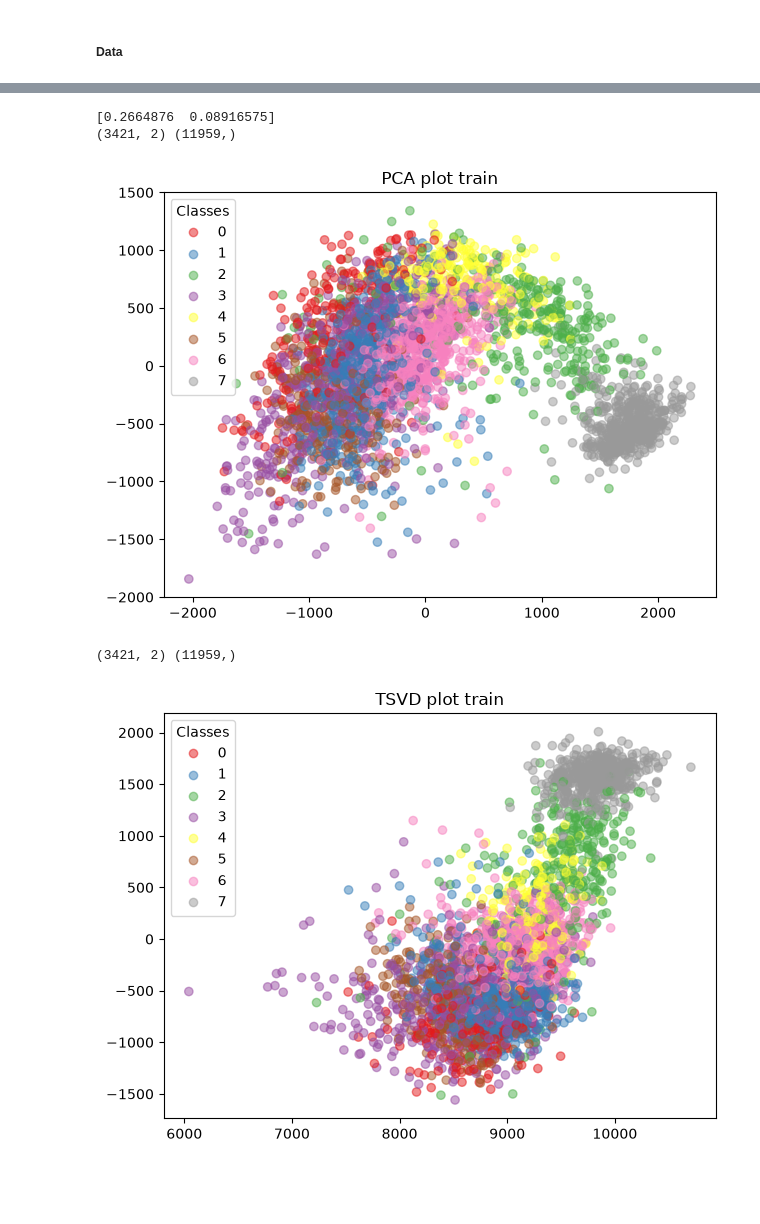
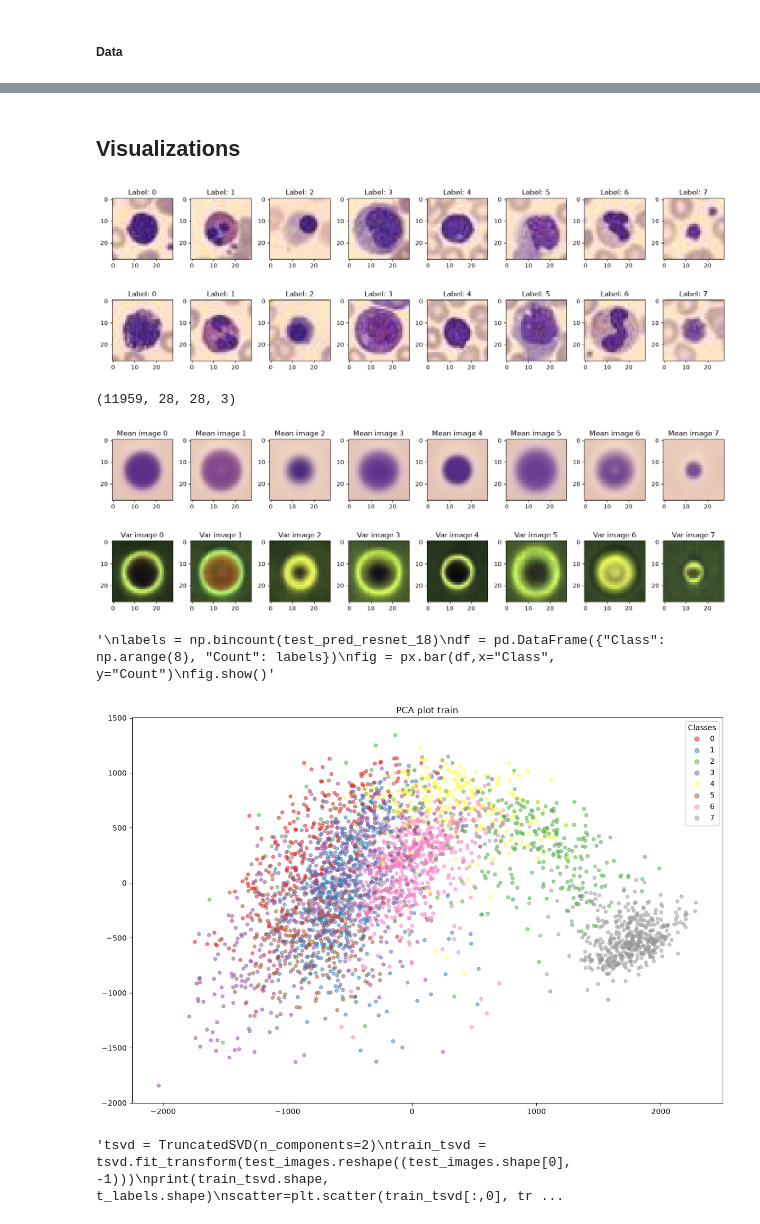
Before and after one commit to jseibezeder/AI_and_Visualization_Project, a Jupyter notebook: visualization/predictions.ipynb, the cells around one changed output, grey strips where cells are left out. Drawn from its saved outputs; the diff is of its cells as text; code cells hidden in the pictures; blank space fills up the shorter version.

```diff
--- a/visualization/predictions.ipynb
+++ b/visualization/predictions.ipynb
@@ -59,42 +44,95 @@ plt.show()
+# %% [markdown]
+## Visualizations
+# %%
+# sample images, mean+var, labels dist
+
+fig, axes = plt.subplots(2,8,figsize=(15,5))
+for i in range(8):
+    class_img = t_images[t_labels==i]
+    axes[0,i].imshow(class_img[0])
+    axes[0,i].title.set_text(f"Label: {i}")
+    axes[1,i].imshow(class_img[1])
+    axes[1,i].title.set_text(f"Label: {i}")
+
+plt.tight_layout()
+plt.show()
+
+
+print(t_images.shape)
+
+fig, axes = plt.subplots(2,8,figsize=(15,5))
+for i in range(0,8):
+    class_img = t_images[t_labels==i]
+    mean_image = np.mean(class_img, axis=(0,), dtype=np.int64)
+    var_image = np.var(class_img, axis=(0,), dtype=np.int64)
+    var_image = var_image/np.max(var_image)
+    axes[0,i].imshow(mean_image)
+    axes[0,i].title.set_text(f"Mean image {i}")
+    axes[1,i].imshow(var_image)
+    axes[1,i].title.set_text(f"Var image {i}")
+
+plt.tight_layout()
+plt.show()
+
+
+true_labels = np.bincount(test_labels)
+pred_labels = np.bincount(test_pred_resnet_18)
+df = pd.DataFrame({"Class": np.arange(8), "True labels": true_labels, "Predicted labels": pred_labels})
+fig = px.bar(df,x="Class", y=["True labels", "Predicted labels"],barmode="group")
+fig.show()
+# %% [output]
+[figure, added]
+(11959, 28, 28, 3)
+[figure, added]
+'\nlabels = np.bincount(test_pred_resnet_18)\ndf = pd.DataFrame({"Class": np.arange(8), "Count": labels})\nfig = px.bar(df,x="Class", y="Count")\nfig.show()'
 # %%
-from sklearn.decomposition import PCA
-from sklearn.manifold import TSNE
-from sklearn.decomposition import TruncatedSVD
+
 
 pca = PCA(n_components=2)
 train_pca = pca.fit_transform(test_images.reshape((test_images.shape[0], -1)))
-print(pca.explained_variance_ratio_)
-print(train_pca.shape, t_labels.shape)
-scatter=plt.scatter(train_pca[:,0], train_pca[:,1], c=test_labels, alpha=0.5, cmap="Set1")
+misclassified = test_labels!=test_pred_resnet_50
+
+norm = plt.Normalize(vmin=test_labels.min(), vmax=test_labels.max())
+plt.figure(figsize=(12, 8))
+scatter=plt.scatter(train_pca[:,0], train_pca[:,1], c=test_labels, alpha=0.5, cmap="Set1", s=20, norm=norm)
+
 plt.title("PCA plot train")
 handles, labels = scatter.legend_elements()
 plt.legend(handles, labels, title="Classes")
 plt.tight_layout()
 plt.show()
+
+#plotly PCA with wrong predictions
+colors = dict(zip(np.arange(8), px.colors.qualitative.Set1))
+fig = go.Figure()
+
+for c in np.arange(8):
+    fig.add_scatter(x=train_pca[test_labels==c][:, 0], y=train_pca[test_labels==c][:, 1], mode="markers", name=str(c), legendgroup=str(c), marker=dict(color=colors[c], size=6, opacity=0.4))
+    fig.add_scatter(x=train_pca[(test_labels==c) & misclassified][:, 0], y=train_pca[(test_labels==c) & misclassified][:, 1],
+        mode="markers", legendgroup=str(c), showlegend=False, marker=dict(color=[colors[p] for p in test_pred_resnet_50[(test_labels==c) & misclassified]],size=10,line=dict(color=colors[c], width=2)))
+fig.update_layout(title="PCA – True (outline) vs Predicted (center)", width=1000, height=700, legend=dict(groupclick="togglegroup"))
+fig.show()
 
 """tsne = TSNE(n_components=2, perplexity=15)
 train_tnse = tsne.fit_transform(test_images.reshape((test_images.shape[0], -1)))
 print(train_tnse.shape, t_labels.shape)
 scatter=plt.scatter(train_tnse[:,0], train_tnse[:,1], c=test_labels, alpha=0.5, cmap="Set1")
 plt.title("TSNE plot train")
 handles, labels = scatter.legend_elements()
 plt.legend(handles, labels, title="Classes")
 plt.tight_layout()
 plt.show()"""
 
-tsvd = TruncatedSVD(n_components=2)
+"""tsvd = TruncatedSVD(n_components=2)
 train_tsvd = tsvd.fit_transform(test_images.reshape((test_images.shape[0], -1)))
 print(train_tsvd.shape, t_labels.shape)
 scatter=plt.scatter(train_tsvd[:,0], train_tsvd[:,1], c=test_labels, alpha=0.5, cmap="Set1")
 plt.title("TSVD plot train")
 handles, labels = scatter.legend_elements()
 plt.legend(handles, labels, title="Classes")
 plt.tight_layout()
-plt.show()
+plt.show()"""
 # %% [output]
+[figure, new version]
-[0.2664876  0.08916575]
-(3421, 2) (11959,)
+'tsvd = TruncatedSVD(n_components=2)\ntrain_tsvd = tsvd.fit_transform(test_images.reshape((test_images.shape[0], -1)))\nprint(train_tsvd.shape, t_labels.shape)\nscatter=plt.scatter(train_tsvd[:,0], tr ...
-[figure, old version]
-(3421, 2) (11959,)
-[figure, removed]
 # %% [markdown]
```
Also changed, not shown: parts of 3 cells of this notebook, 1 other file.
